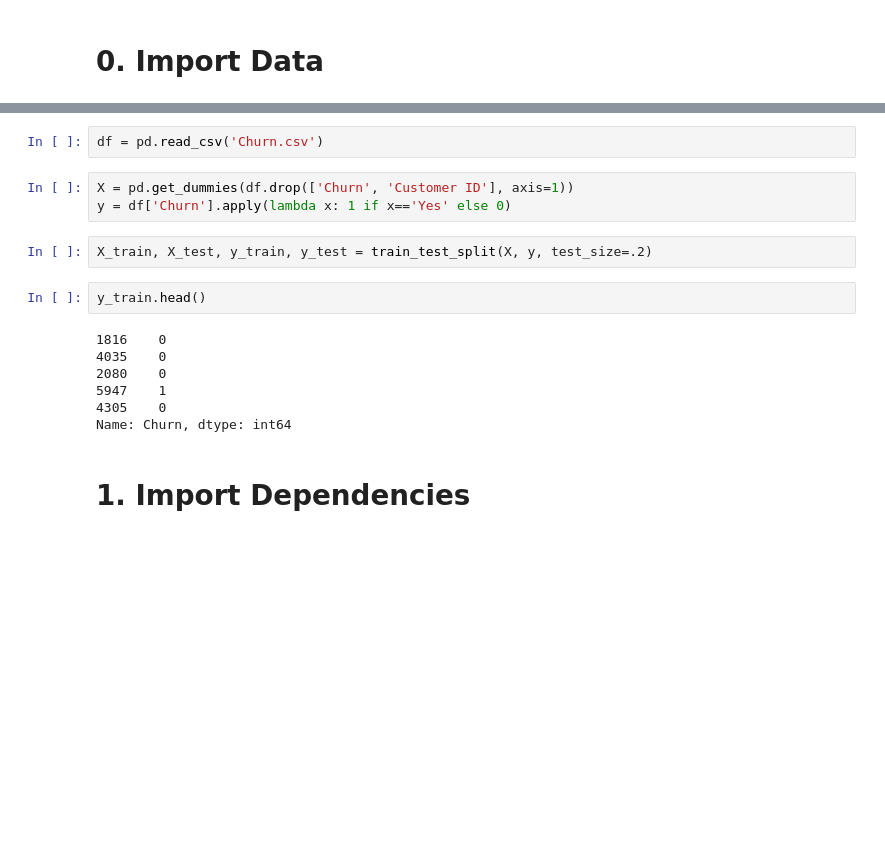
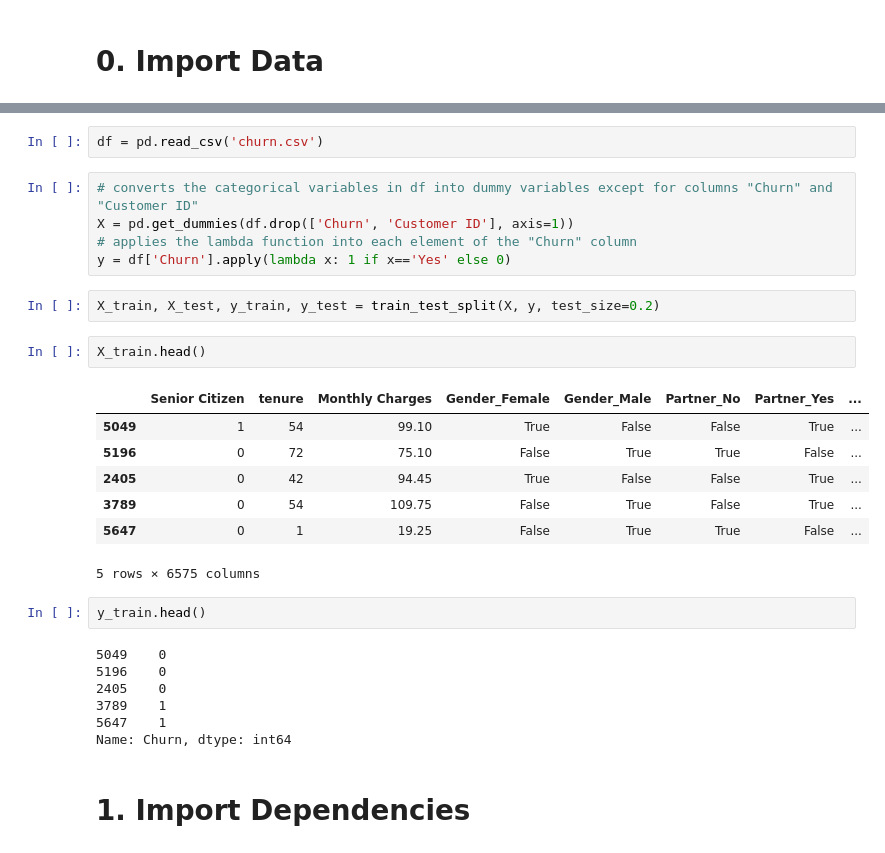
Before and after one commit to Junnie13/learning-tutorials, a Jupyter notebook: tensorflow/tensorflow.ipynb, the cells around one changed output, grey strips where cells are left out. Cells and saved outputs as stored; diff of their text form; blank space fills up the shorter version.

```diff
--- a/tensorflow/tensorflow.ipynb
+++ b/tensorflow/tensorflow.ipynb
@@ -12,18 +6,30 @@ ModuleNotFoundError: No module named 'pandas'
 # %%
-df = pd.read_csv('Churn.csv')
+df = pd.read_csv('churn.csv')
 # %%
+# converts the categorical variables in df into dummy variables except for columns "Churn" and "Customer ID"
 X = pd.get_dummies(df.drop(['Churn', 'Customer ID'], axis=1))
+# applies the lambda function into each element of the "Churn" column
 y = df['Churn'].apply(lambda x: 1 if x=='Yes' else 0)
 # %%
-X_train, X_test, y_train, y_test = train_test_split(X, y, test_size=.2)
+X_train, X_test, y_train, y_test = train_test_split(X, y, test_size=0.2)
+# %%
+X_train.head()
+# %% [output]
+|  | Senior Citizen | tenure | Monthly Charges | Gender_Female | Gender_Male | Partner_No | Partner_Yes | ... |
+| 5049 | 1 | 54 | 99.10 | True | False | False | True | ... |
+| 5196 | 0 | 72 | 75.10 | False | True | True | False | ... |
+| 2405 | 0 | 42 | 94.45 | True | False | False | True | ... |
+| 3789 | 0 | 54 | 109.75 | False | True | False | True | ... |
+| 5647 | 0 | 1 | 19.25 | False | True | True | False | ... |
+5 rows × 6575 columns
 # %%
 y_train.head()
 # %% [output]
-1816    0
-4035    0
-2080    0
-5947    1
-4305    0
+5049    0
+5196    0
+2405    0
+3789    1
+5647    1
 Name: Churn, dtype: int64
 # %% [markdown]
 # 1. Import Dependencies
```
Also changed, not shown: parts of 3 cells of this notebook, 3 other files.
